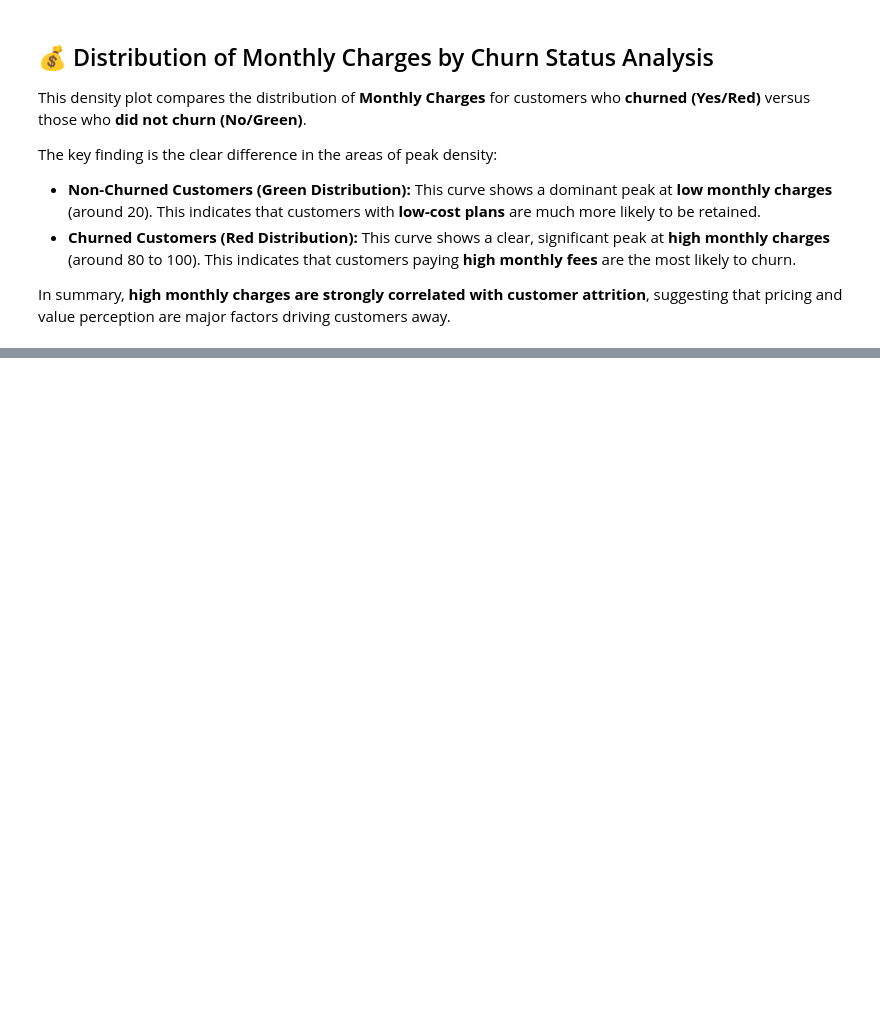
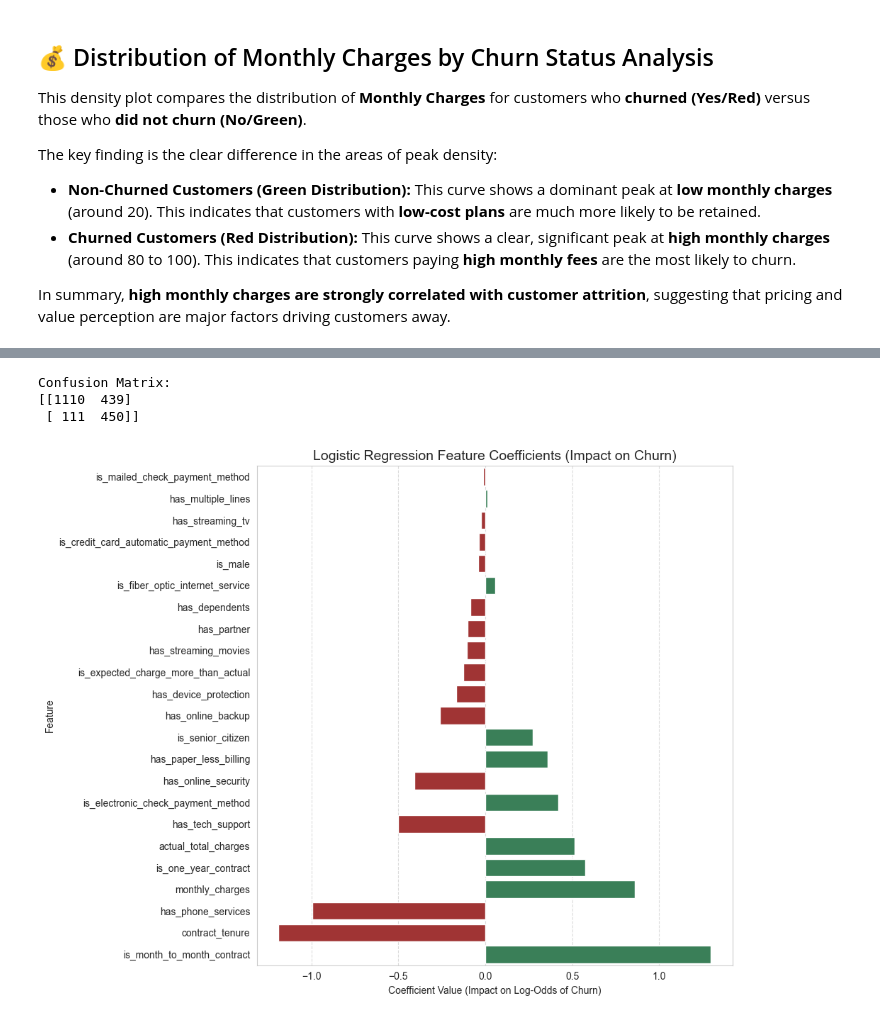
Before and after one commit to akshay-22502/Telco_analysis, a Jupyter notebook: prediction_model/analytics.ipynb, the cells around one changed output, grey strips where cells are left out. Cells and saved outputs as stored; diff of their text form; code cells hidden in the pictures; blank space fills up the shorter version.

Commit message:
Added ML Model and Basic analytics

```diff
--- a/prediction_model/analytics.ipynb
+++ b/prediction_model/analytics.ipynb
@@ -356,0 +406,7 @@ In summary, **high monthly charges are strongly correlated with customer attriti
+# %%
+
+# Initialize the Logistic Regression model
+model = LogisticRegression(solver='liblinear', random_state=42, class_weight='balanced')
+
+# Train the model
+model.fit(X_train, y_train)
@@ -356,0 +444,36 @@ In summary, **high monthly charges are strongly correlated with customer attriti
+# %%
+print("\nConfusion Matrix:")
+print(confusion_matrix(y_test, y_pred))
+# %% [output]
+Confusion Matrix:
+[[1110  439]
+ [ 111  450]]
+# %%
+coefficients = model.coef_[0]
+feature_names = X_train.columns
+
+coef_df = pd.DataFrame({
+    'Feature': feature_names,
+    'Coefficient': coefficients
+})
+coef_df['Absolute_Coefficient'] = coef_df['Coefficient'].abs()
+coef_df = coef_df.sort_values(by='Absolute_Coefficient', ascending=True)
+
+plt.figure(figsize=(10, 8))
+
+sns.barplot(
+    x='Coefficient',
+    y='Feature',
+    data=coef_df,
+    palette=coef_df['Coefficient'].apply(lambda x: 'firebrick' if x < 0 else 'seagreen').tolist()
+)
+
+plt.title('Logistic Regression Feature Coefficients (Impact on Churn)', fontsize=14)
+plt.xlabel('Coefficient Value (Impact on Log-Odds of Churn)')
+plt.ylabel('Feature')
+plt.grid(axis='x', linestyle='--', alpha=0.7)
+plt.tight_layout()
+plt.savefig('logistic_regression_coefficients_fixed.png')
+plt.show()
+# %% [output]
+[figure, added]
```
Also changed, not shown: parts of 13 cells of this notebook.
